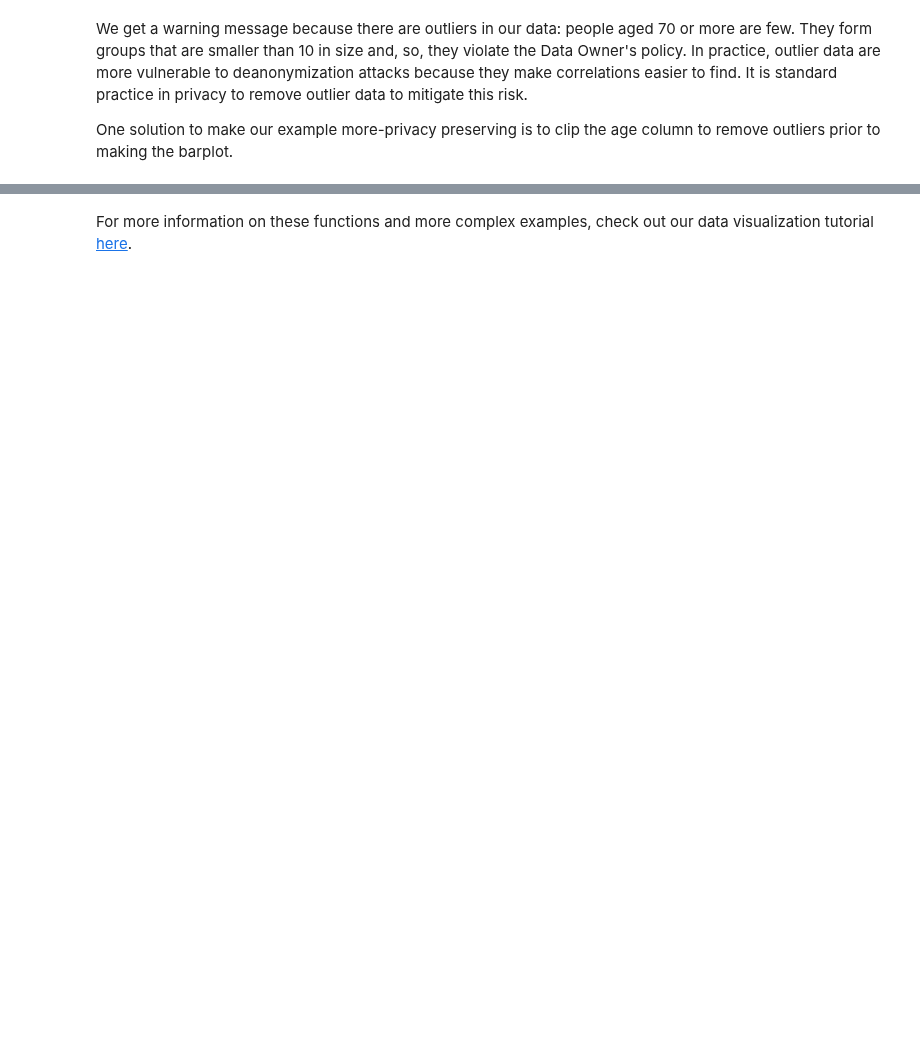
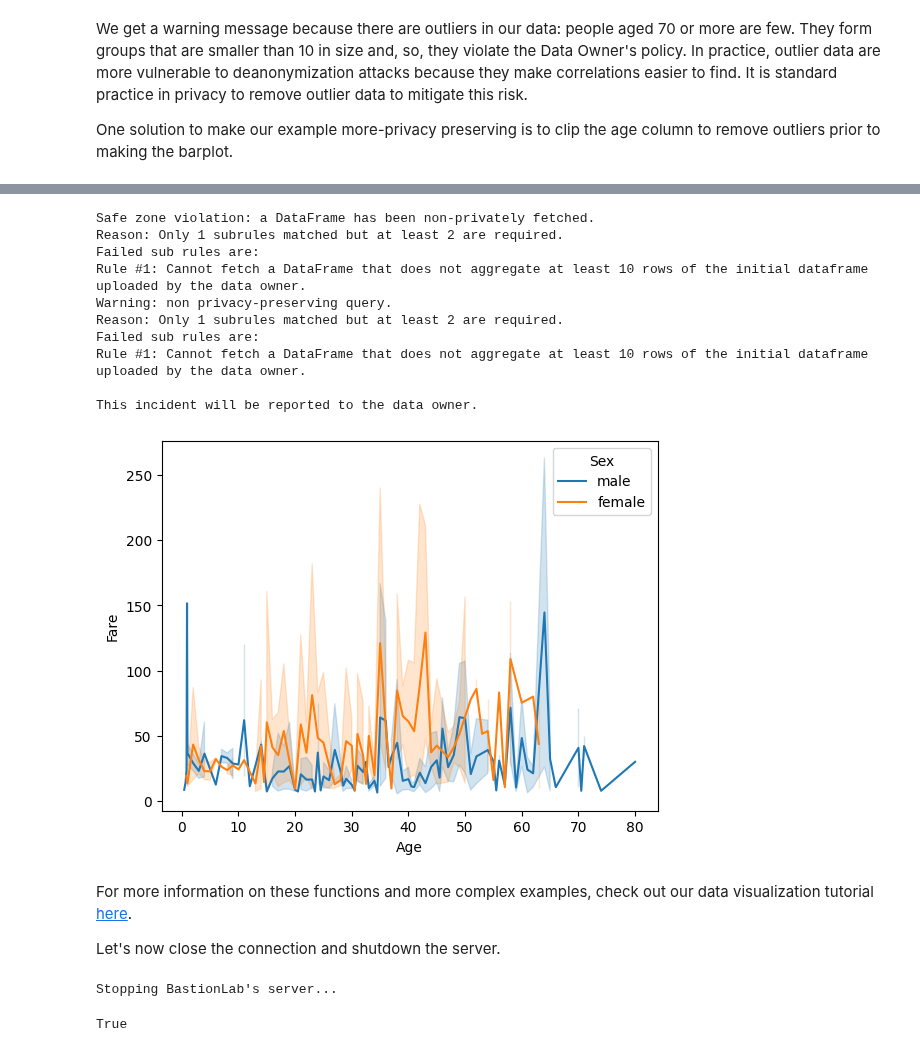
Before and after one commit to mithril-security/bastionlab, a Jupyter notebook: docs/docs/quick-tour/quick-tour.ipynb, the cells around one changed output, grey strips where cells are left out. Saved outputs shown, nothing was run; the diff lists cells and outputs as text; code cells hidden in the pictures; blank space fills up the shorter version.

```diff
--- a/docs/docs/quick-tour/quick-tour.ipynb
+++ b/docs/docs/quick-tour/quick-tour.ipynb
@@ -306,0 +347,3 @@ AttributeError: 'FetchableLazyFrame' object has no attribute 'curveplot'
+# %%
+rdf.lineplot(x="Age", y="Fare", hue="Sex")
+# %% [output]
@@ -307,2 +351,21 @@ AttributeError: 'FetchableLazyFrame' object has no attribute 'curveplot'
+Safe zone violation: a DataFrame has been non-privately fetched.
+Reason: Only 1 subrules matched but at least 2 are required.
+Failed sub rules are:
+Rule #1: Cannot fetch a DataFrame that does not aggregate at least 10 rows of the initial dataframe uploaded by the data owner.
+Warning: non privacy-preserving query.
+Reason: Only 1 subrules matched but at least 2 are required.
+Failed sub rules are:
+Rule #1: Cannot fetch a DataFrame that does not aggregate at least 10 rows of the initial dataframe uploaded by the data owner.
+
+This incident will be reported to the data owner.
+[figure, added]
 # %% [markdown]
 For more information on these functions and more complex examples, check out our data visualization tutorial [here](../tutorials/visualization.ipynb).
+
+Let's now close the connection and shutdown the server.
+# %%
+connection.close()
+bastionlab_server.stop(srv)
+# %% [output]
+Stopping BastionLab's server...
+True
```
Also changed, not shown: parts of 25 cells of this notebook, 1 other file.
